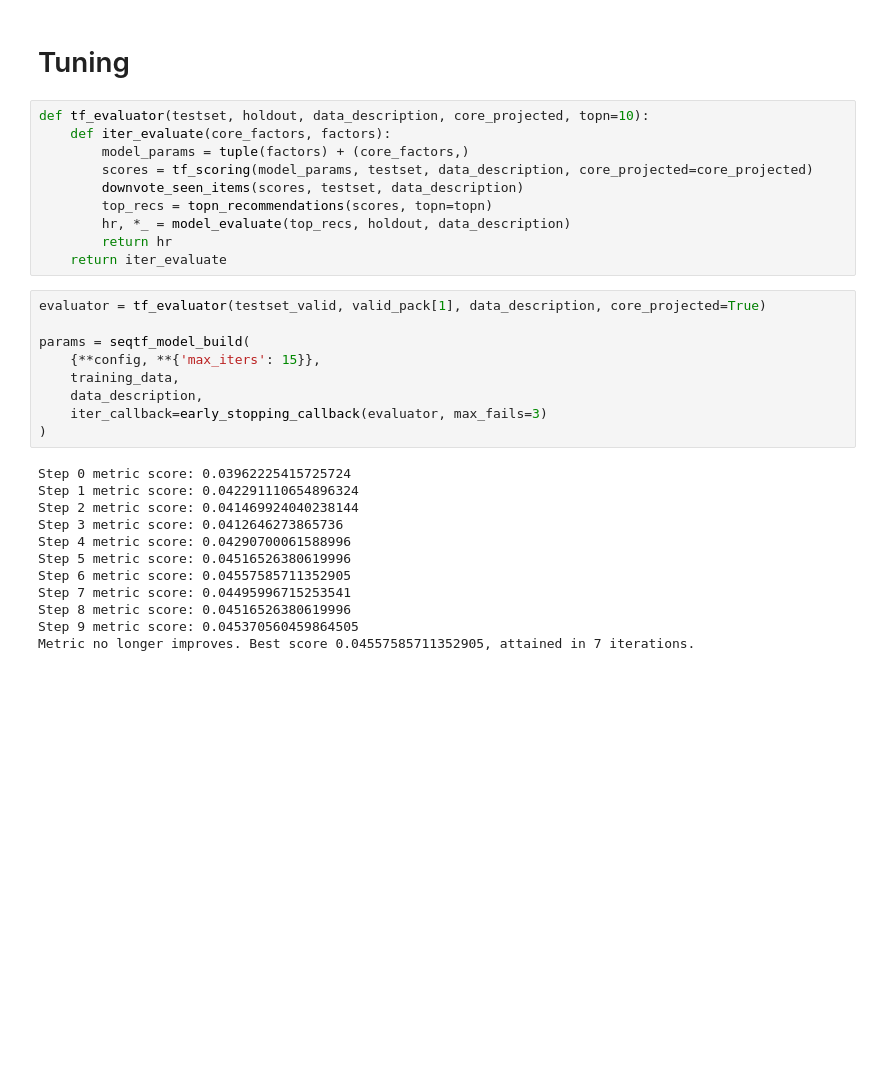
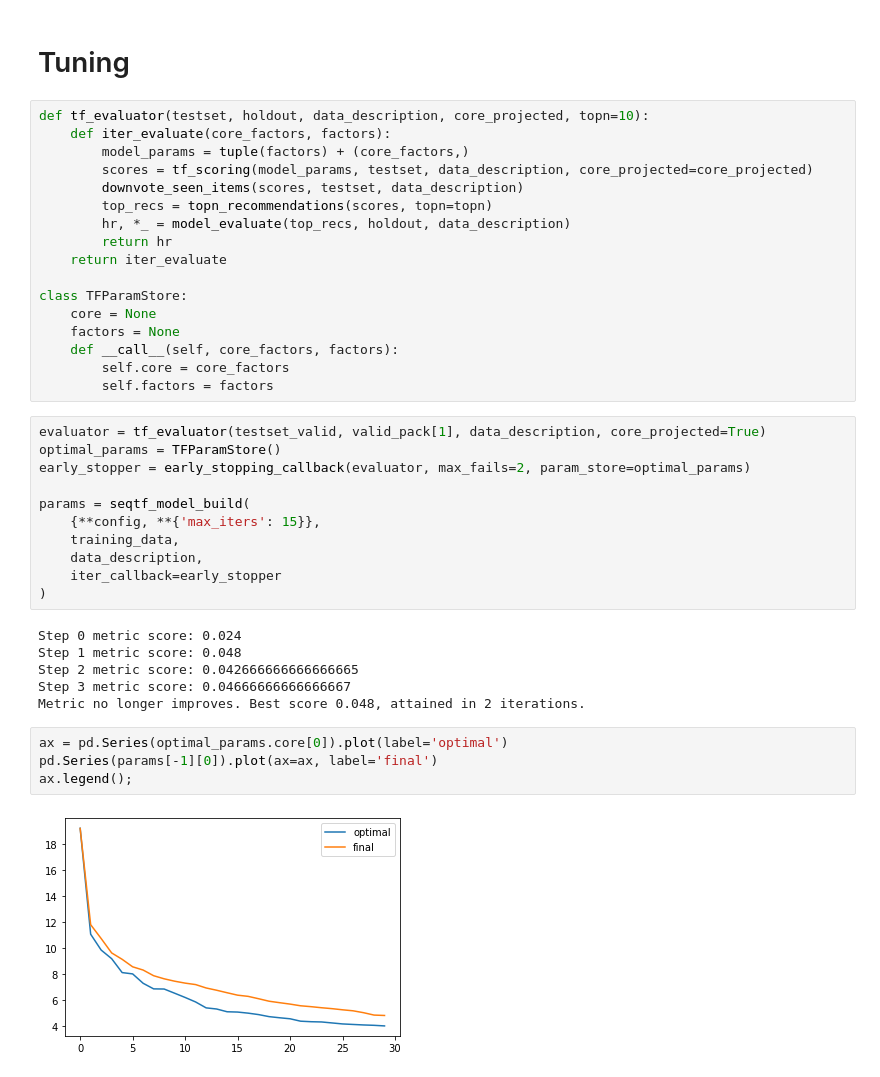
Before and after one commit to evfro/Tensor-Core-Projection, a Jupyter notebook: SeqTF.ipynb, the cells around one changed output. Drawn from its saved outputs; the diff is of its cells as text; blank space fills up the shorter version.

```diff
--- a/SeqTF.ipynb
+++ b/SeqTF.ipynb
@@ -105,26 +105,35 @@ def tf_evaluator(testset, holdout, data_description, core_projected, topn=10):
         hr, *_ = model_evaluate(top_recs, holdout, data_description)
         return hr
     return iter_evaluate
+
+class TFParamStore:
+    core = None
+    factors = None
+    def __call__(self, core_factors, factors):
+        self.core = core_factors
+        self.factors = factors
 # %%
 evaluator = tf_evaluator(testset_valid, valid_pack[1], data_description, core_projected=True)
+optimal_params = TFParamStore()
+early_stopper = early_stopping_callback(evaluator, max_fails=2, param_store=optimal_params)
 
 params = seqtf_model_build(
     {**config, **{'max_iters': 15}},
     training_data,
     data_description,
-    iter_callback=early_stopping_callback(evaluator, max_fails=3)
+    iter_callback=early_stopper
 )
 # %% [output]
-Step 0 metric score: 0.03962225415725724
-Step 1 metric score: 0.042291110654896324
-Step 2 metric score: 0.041469924040238144
-Step 3 metric score: 0.0412646273865736
-Step 4 metric score: 0.04290700061588996
-Step 5 metric score: 0.04516526380619996
-Step 6 metric score: 0.04557585711352905
-Step 7 metric score: 0.04495996715253541
-Step 8 metric score: 0.04516526380619996
-Step 9 metric score: 0.045370560459864505
-Metric no longer improves. Best score 0.04557585711352905, attained in 7 iterations.
+Step 0 metric score: 0.024
+Step 1 metric score: 0.048
+Step 2 metric score: 0.042666666666666665
+Step 3 metric score: 0.04666666666666667
+Metric no longer improves. Best score 0.048, attained in 2 iterations.
+# %%
+ax = pd.Series(optimal_params.core[0]).plot(label='optimal')
+pd.Series(params[-1][0]).plot(ax=ax, label='final')
+ax.legend();
+# %% [output]
+[figure, added]
 # %%
 evaluator = tf_evaluator(testset_valid, valid_pack[1], data_description, core_projected=False)
```
Also changed, not shown: parts of 10 cells of this notebook.
